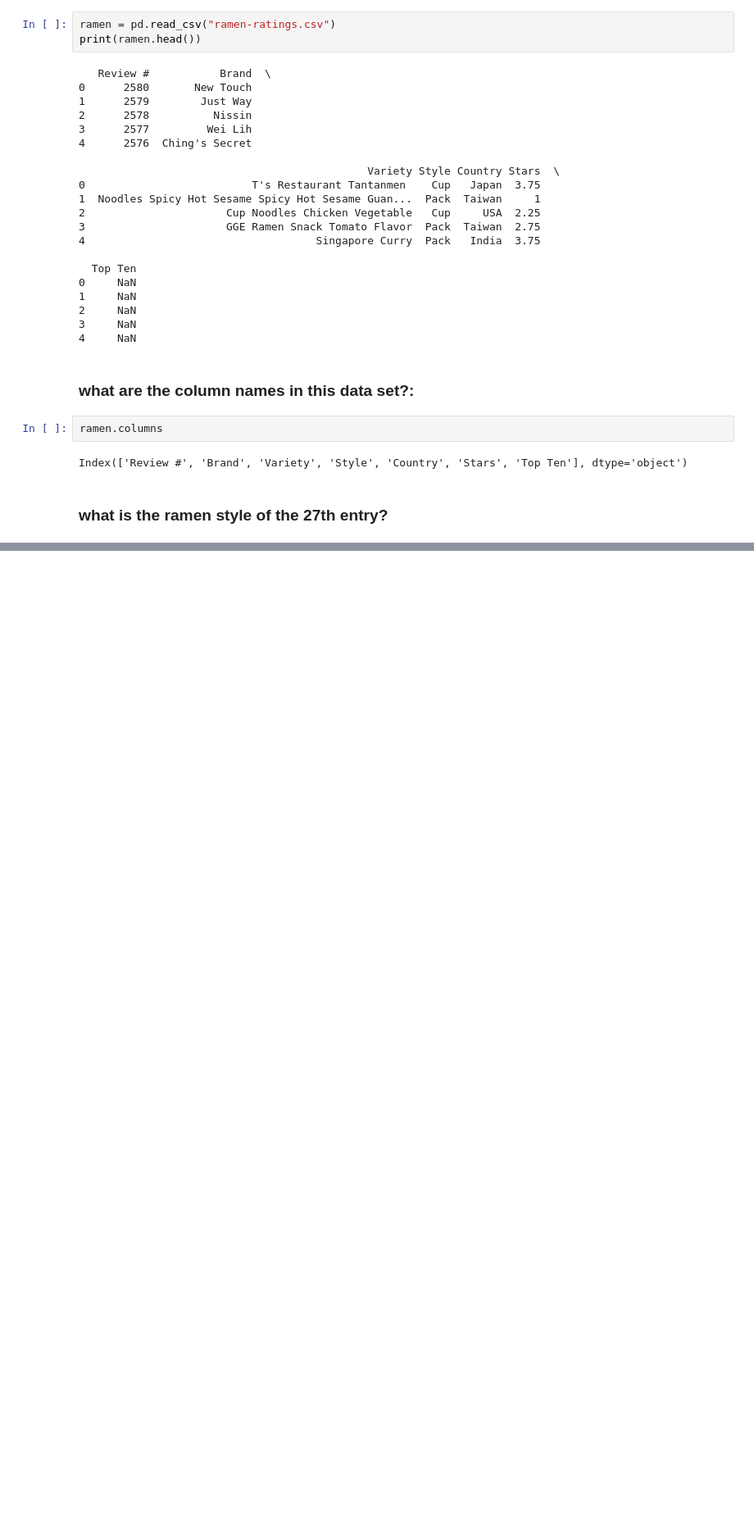
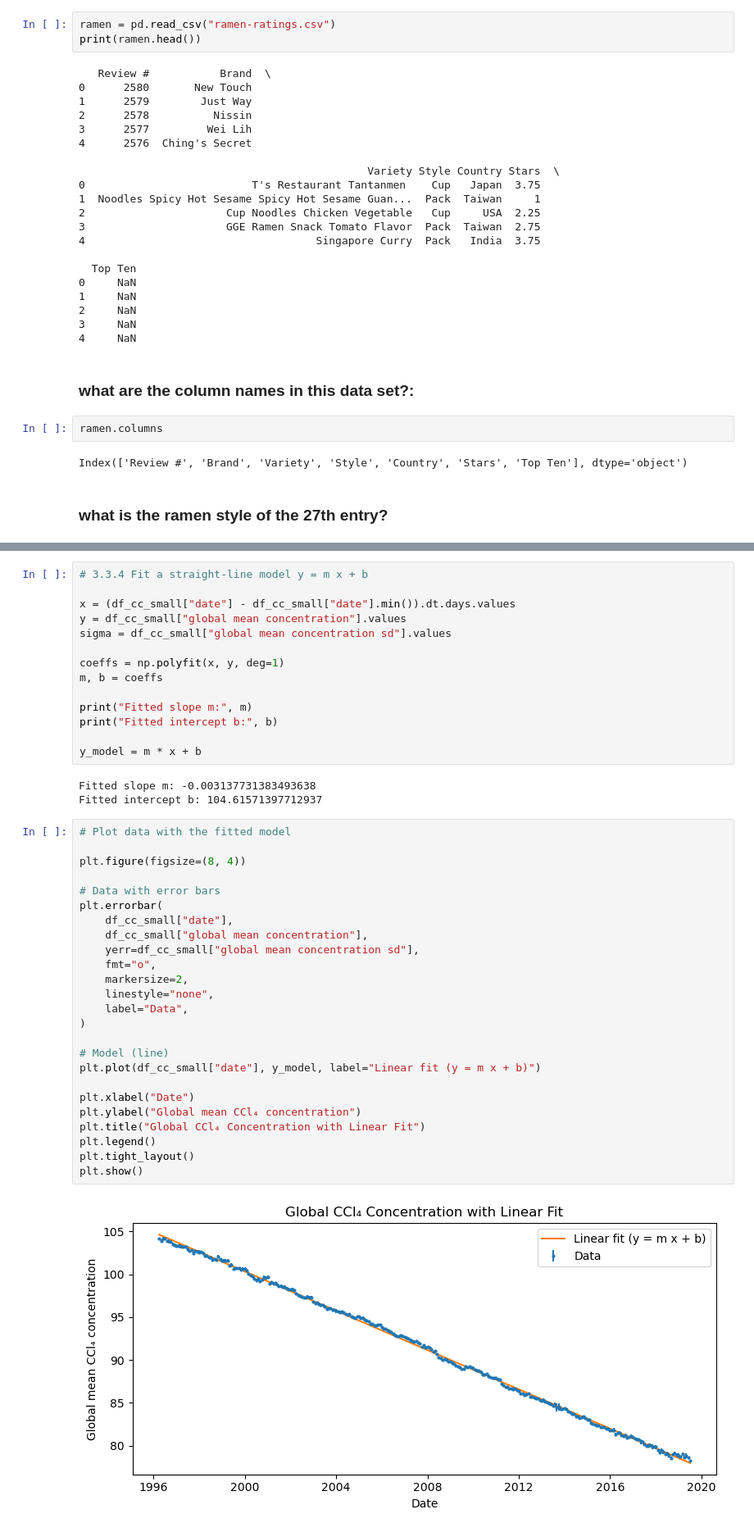
Before and after one commit to maddyszanto/pythondecal, a Jupyter notebook: homework11/homework11.ipynb, the cells around one changed output, grey strips where cells are left out. Shown: that part at 82% size. Drawn from its saved outputs; the diff is of its cells as text; blank space fills up the shorter version.

```diff
--- a/homework11/homework11.ipynb
+++ b/homework11/homework11.ipynb
@@ -75,0 +198,44 @@ Index(['Review #', 'Brand', 'Variety', 'Style', 'Country', 'Stars', 'Top Ten'],
+# %%
+# 3.3.4 Fit a straight-line model y = m x + b
+
+x = (df_cc_small["date"] - df_cc_small["date"].min()).dt.days.values
+y = df_cc_small["global mean concentration"].values
+sigma = df_cc_small["global mean concentration sd"].values
+
+coeffs = np.polyfit(x, y, deg=1)
+m, b = coeffs
+
+print("Fitted slope m:", m)
+print("Fitted intercept b:", b)
+
+y_model = m * x + b
+# %% [output]
+Fitted slope m: -0.003137731383493638
+Fitted intercept b: 104.61571397712937
+# %%
+# Plot data with the fitted model
+
+plt.figure(figsize=(8, 4))
+
+# Data with error bars
+plt.errorbar(
+    df_cc_small["date"],
+    df_cc_small["global mean concentration"],
+    yerr=df_cc_small["global mean concentration sd"],
+    fmt="o",
+    markersize=2,
+    linestyle="none",
+    label="Data",
+)
+
+# Model (line)
+plt.plot(df_cc_small["date"], y_model, label="Linear fit (y = m x + b)")
+
+plt.xlabel("Date")
+plt.ylabel("Global mean CCl₄ concentration")
+plt.title("Global CCl₄ Concentration with Linear Fit")
+plt.legend()
+plt.tight_layout()
+plt.show()
+# %% [output]
+[figure, added]
```
Also changed, not shown: parts of 18 cells of this notebook.
